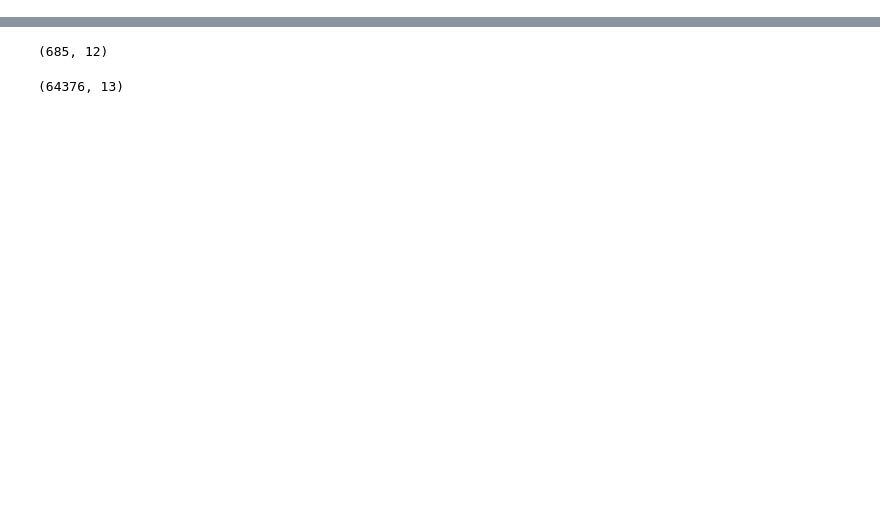
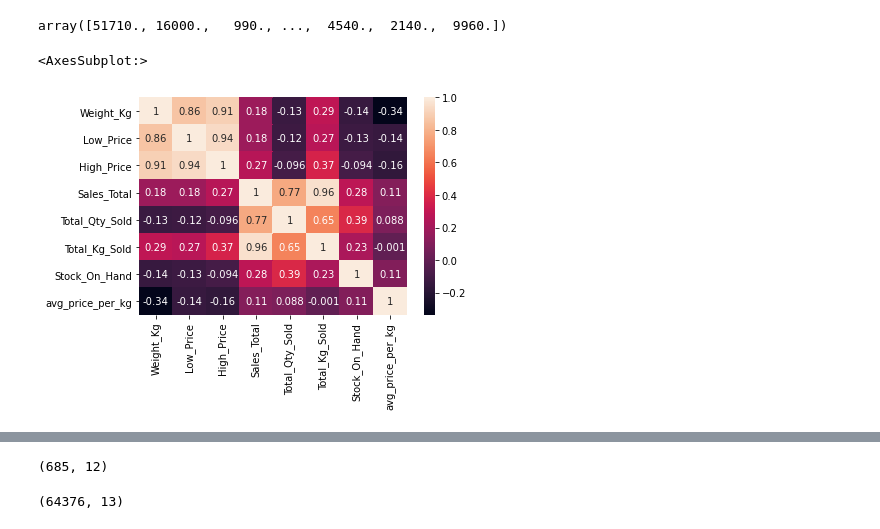
Before and after one commit to Cwaita/regression-apples-predict-api-template, a Jupyter notebook: ZM2_First_submission.ipynb, the cells around one changed output, grey strips where cells are left out. Cells and saved outputs as stored; diff of their text form; code cells hidden in the pictures; blank space fills up the shorter version.

```diff
--- a/ZM2_First_submission.ipynb
+++ b/ZM2_First_submission.ipynb
@@ -31,0 +55,3 @@ df_test = pd.read_csv('https://raw.githubusercontent.com/ShaniPillay/regression-
+# %%
+df_t = df_train.copy()
+df_Apple_train = df_t.loc[df_t['Commodities'] == 'APPLE GOLDEN DELICIOUS']
@@ -31,0 +166,5 @@ df_test = pd.read_csv('https://raw.githubusercontent.com/ShaniPillay/regression-
+# %%
+#lets say you are only interest of checking of column first 3 rows and last 3
+df_Apple_train['Sales_Total'].unique()
+# %% [output]
+array([51710., 16000.,   990., ...,  4540.,  2140.,  9960.])
@@ -31,0 +173,7 @@ df_test = pd.read_csv('https://raw.githubusercontent.com/ShaniPillay/regression-
+# %%
+# relationship analysis between variables
+corelation = df_Apple_train.corr()
+sns.heatmap(corelation, xticklabels = corelation.columns, yticklabels = corelation.columns,annot = True)
+# %% [output]
+<AxesSubplot:>
+[figure, added]
```
Also changed, not shown: parts of 17 cells of this notebook.
